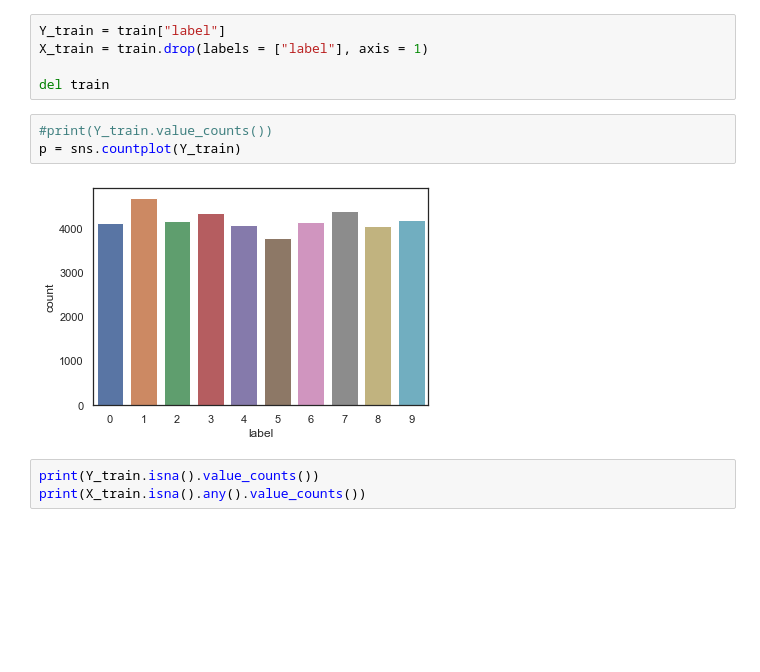
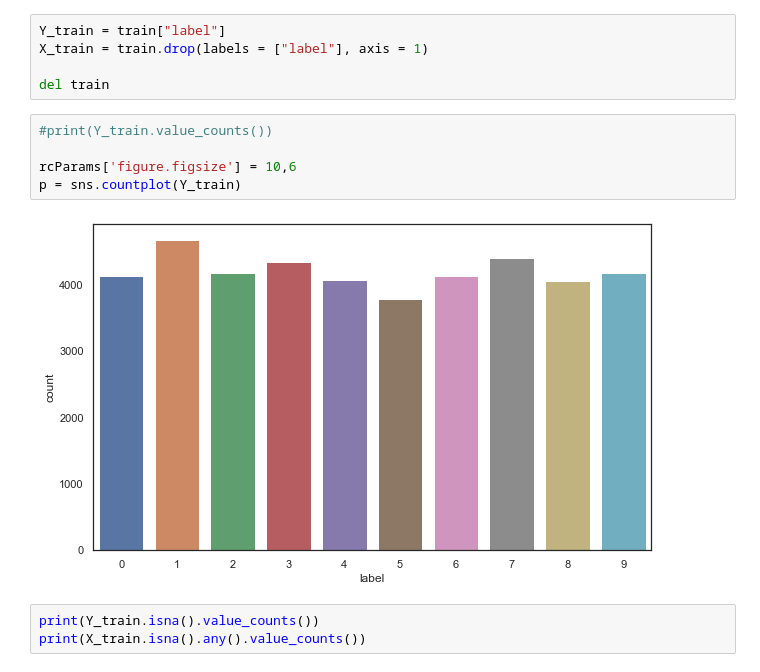
Before and after one commit to activenikhilg/MNIST, a Jupyter notebook: keras_cnn_model.ipynb, the cells around one changed output. Saved outputs shown, nothing was run; the diff lists cells and outputs as text; blank space fills up the shorter version.

```diff
--- a/keras_cnn_model.ipynb
+++ b/keras_cnn_model.ipynb
@@ -33,9 +35,11 @@ X_train = train.drop(labels = ["label"], axis = 1)
 del train
 # %%
 #print(Y_train.value_counts())
+
+rcParams['figure.figsize'] = 10,6
 p = sns.countplot(Y_train)
 # %% [output]
-[figure, old version]
+[figure, new version]
 # %%
 print(Y_train.isna().value_counts())
 print(X_train.isna().any().value_counts())
```
Also changed, not shown: parts of 9 cells of this notebook, 1 other file.
